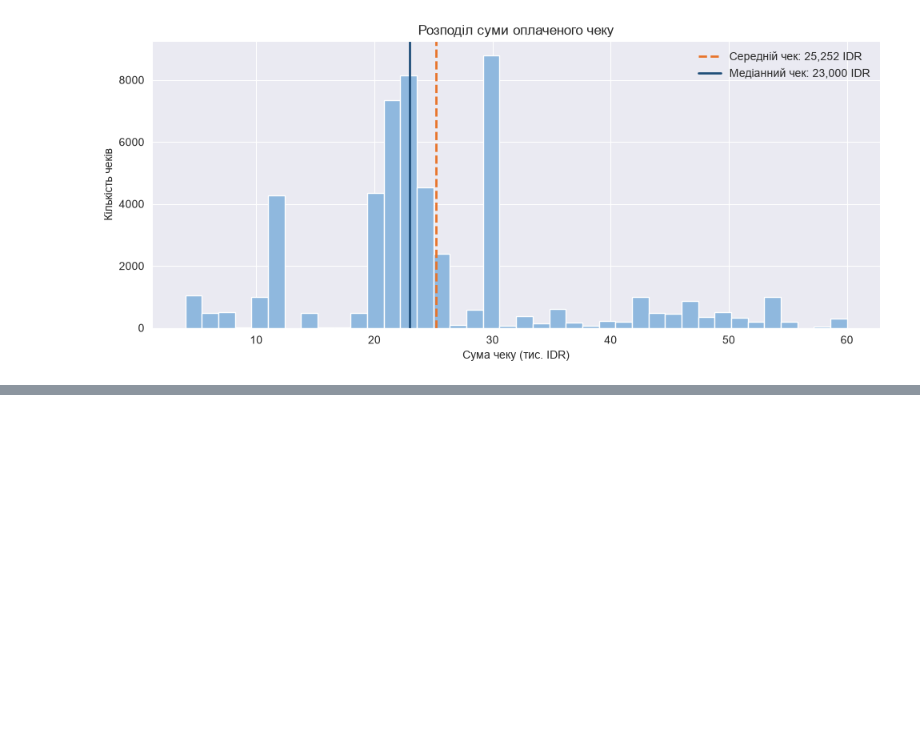
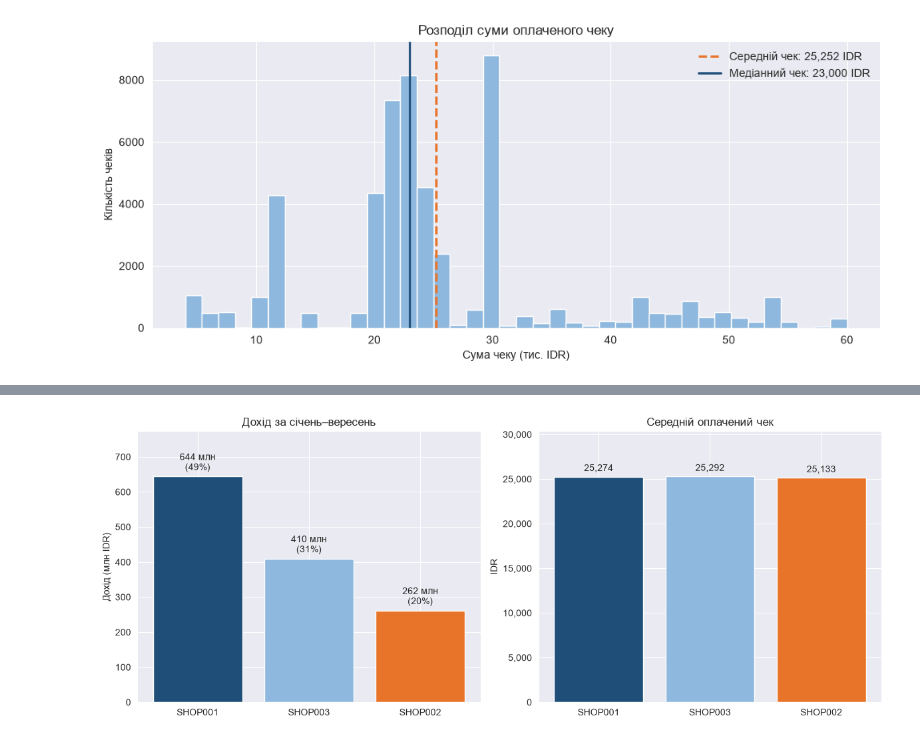
Before and after one commit to Chuchman-Dima/FB-Sales-Revenue-Analytics, a Jupyter notebook: notebook/notebook.ipynb, the cells around one changed output, grey strips where cells are left out. Cells and saved outputs as stored; diff of their text form; code cells hidden in the pictures; blank space fills up the shorter version.

Commit message:
Comparison of retail outlets How much does each institution earn and is the average check different?

```diff
--- a/notebook/notebook.ipynb
+++ b/notebook/notebook.ipynb
@@ -194,0 +200,11 @@ plt.show()
+# %%
+outlet_df = transactions.groupby('Outlet').agg(
+    Receipts=('ReceiptNumber', 'count'),
+    Items_Sold=('TotalItem', 'sum'),
+    Revenue=('TotalAmount', 'sum')
+).sort_values('Revenue', ascending=False)
+
+outlet_df['Avg_Check_Paid'] = paid.groupby('Outlet')['TotalAmount'].mean()
+outlet_df['Revenue_Share_%'] = outlet_df['Revenue'] / total_revenue * 100
+
+display(outlet_df)
@@ -194,0 +217,24 @@ plt.show()
+# %%
+fig, (ax1, ax2) = plt.subplots(1, 2, figsize=(12, 4.8))
+colors = [OUTLET_COLORS[o] for o in outlet_df.index]
+
+# зліва: дохід
+bars = ax1.bar(outlet_df.index, outlet_df['Revenue'] / 1e6, color=colors)
+labels = [f'{r / 1e6:,.0f} млн\n({s:.0f}%)' for r, s in zip(outlet_df['Revenue'], outlet_df['Revenue_Share_%'])]
+ax1.bar_label(bars, labels=labels, padding=4)
+ax1.set_ylim(0, outlet_df['Revenue'].max() / 1e6 * 1.2)
+ax1.set_title('Дохід за січень–вересень')
+ax1.set_ylabel('Дохід (млн IDR)')
+
+# справа: середній чек
+bars = ax2.bar(outlet_df.index, outlet_df['Avg_Check_Paid'], color=colors)
+ax2.bar_label(bars, labels=[f'{v:,.0f}' for v in outlet_df['Avg_Check_Paid']], padding=4)
+ax2.set_ylim(0, outlet_df['Avg_Check_Paid'].max() * 1.2)
+ax2.set_title('Середній оплачений чек')
+ax2.set_ylabel('IDR')
+ax2.yaxis.set_major_formatter(plt.FuncFormatter(lambda v, _: f'{v:,.0f}'))
+
+plt.tight_layout()
+plt.show()
+# %% [output]
+[figure, added]
```
Also changed, not shown: parts of 4 cells of this notebook.
